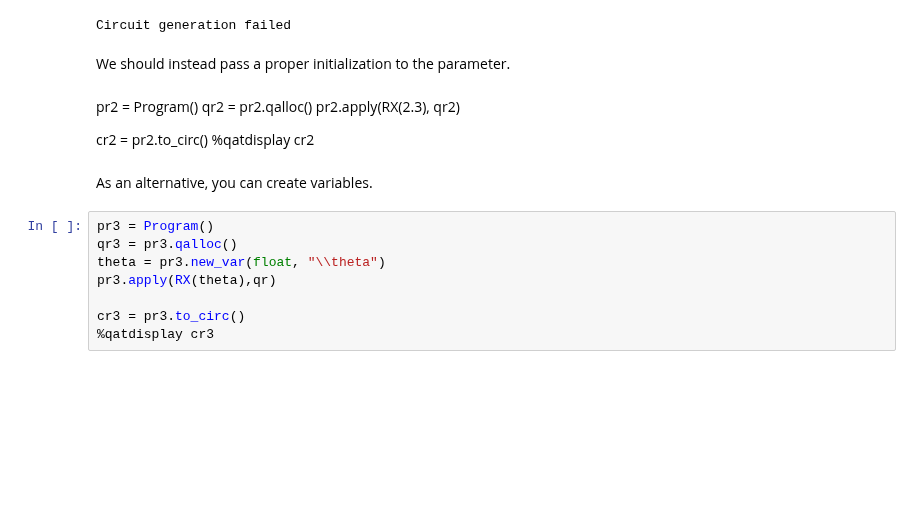
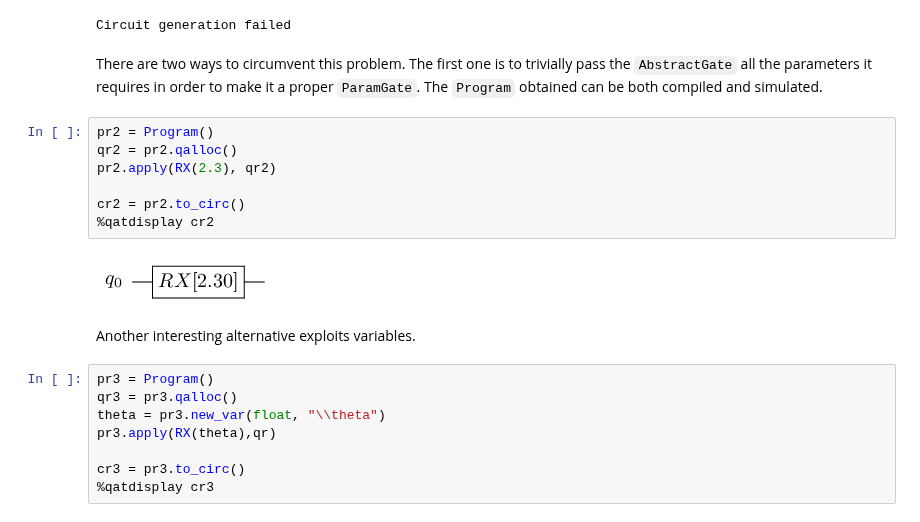
Before and after one commit to Polimi-Courses/myqlm-notebooks, a Jupyter notebook: polimi2022/advanced/abstract_gates.ipynb, the cells around one changed output. Saved outputs shown, nothing was run; the diff lists cells and outputs as text; blank space fills up the shorter version.

```diff
--- a/polimi2022/advanced/abstract_gates.ipynb
+++ b/polimi2022/advanced/abstract_gates.ipynb
@@ -29,17 +29,19 @@ except:
     print("Circuit generation failed")
 # %% [output]
 Circuit generation failed
-# %% [markdown]
-We should instead pass a proper initialization to the parameter.
-# %% [markdown]
-pr2 = Program()
-qr2 = pr2.qalloc()
-pr2.apply(RX(2.3), qr2)
-
-cr2 = pr2.to_circ()
-%qatdisplay cr2
-# %% [markdown]
-As an alternative, you can create variables.
+# %% [markdown]
+There are two ways to circumvent this problem. The first one is to trivially pass the `AbstractGate` all the parameters it requires in order to make it a proper `ParamGate`. The `Program` obtained can be both compiled and simulated.
+# %%
+pr2 = Program()
+qr2 = pr2.qalloc()
+pr2.apply(RX(2.3), qr2)
+
+cr2 = pr2.to_circ()
+%qatdisplay cr2
+# %% [output]
+[figure, added]
+# %% [markdown]
+Another interesting alternative exploits variables.
 # %%
 pr3 = Program()
 qr3 = pr3.qalloc()
```
Also changed, not shown: parts of 24 cells of this notebook, 11 other files.
